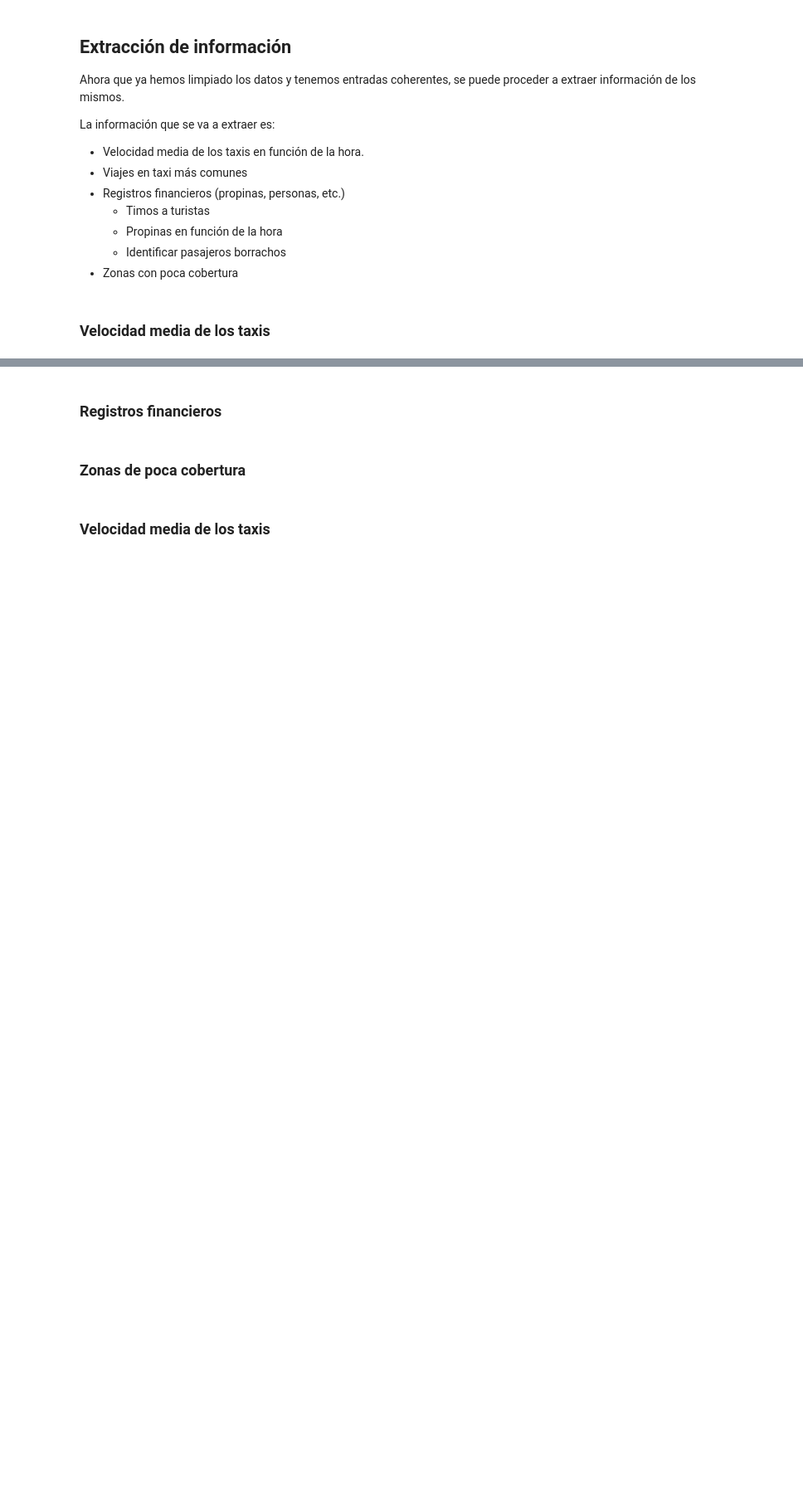
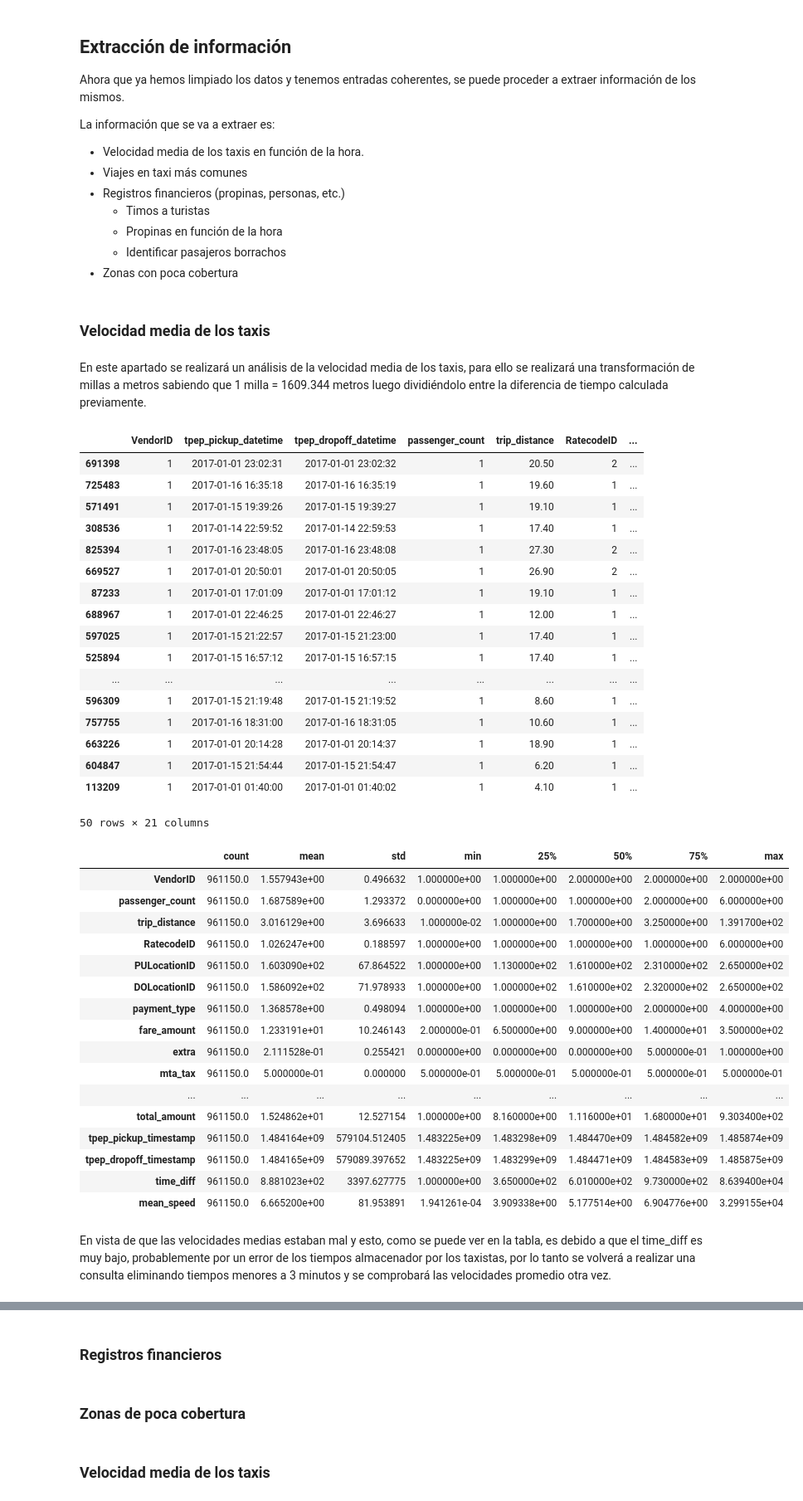
Before and after one commit to Patataman/PySpark, a Jupyter notebook: practicosa.ipynb, the cells around one changed output, grey strips where cells are left out. Shown at 83% size. Cells and saved outputs as stored; diff of their text form; code cells hidden in the pictures; blank space fills up the shorter version.

Commit message:
Velocidad Media Taxi

```diff
--- a/practicosa.ipynb
+++ b/practicosa.ipynb
@@ -192,3 +192,51 @@ La información que se va a extraer es:
 * Zonas con poca cobertura
 # %% [markdown]
 ### Velocidad media de los taxis
+# %% [markdown]
+En este apartado se realizará un análisis de la velocidad media de los taxis, para ello se realizará una transformación de millas a metros sabiendo que 1 milla = 1609.344 metros luego dividiéndolo entre la diferencia de tiempo calculada previamente.
+# %%
+dfMTS = datosLimpios.withColumn(
+    "mean_speed", col("trip_distance")*1609.344/col("time_diff")
+)
+# %%
+dfMTSP = dfMTS.toPandas()
+display(dfMTSP.sort_values(by=["mean_speed"],ascending=False).head(50))
+display(dfMTSP.describe().T)
+# %% [output]
+|  | VendorID | tpep_pickup_datetime | tpep_dropoff_datetime | passenger_count | trip_distance | RatecodeID | ... |
+| 691398 | 1 | 2017-01-01 23:02:31 | 2017-01-01 23:02:32 | 1 | 20.50 | 2 | ... |
+| 725483 | 1 | 2017-01-16 16:35:18 | 2017-01-16 16:35:19 | 1 | 19.60 | 1 | ... |
+| 571491 | 1 | 2017-01-15 19:39:26 | 2017-01-15 19:39:27 | 1 | 19.10 | 1 | ... |
+| 308536 | 1 | 2017-01-14 22:59:52 | 2017-01-14 22:59:53 | 1 | 17.40 | 1 | ... |
+| 825394 | 1 | 2017-01-16 23:48:05 | 2017-01-16 23:48:08 | 1 | 27.30 | 2 | ... |
+| 669527 | 1 | 2017-01-01 20:50:01 | 2017-01-01 20:50:05 | 1 | 26.90 | 2 | ... |
+| 87233 | 1 | 2017-01-01 17:01:09 | 2017-01-01 17:01:12 | 1 | 19.10 | 1 | ... |
+| 688967 | 1 | 2017-01-01 22:46:25 | 2017-01-01 22:46:27 | 1 | 12.00 | 1 | ... |
+| 597025 | 1 | 2017-01-15 21:22:57 | 2017-01-15 21:23:00 | 1 | 17.40 | 1 | ... |
+| 525894 | 1 | 2017-01-15 16:57:12 | 2017-01-15 16:57:15 | 1 | 17.40 | 1 | ... |
+| ... | ... | ... | ... | ... | ... | ... | ... |
+| 596309 | 1 | 2017-01-15 21:19:48 | 2017-01-15 21:19:52 | 1 | 8.60 | 1 | ... |
+| 757755 | 1 | 2017-01-16 18:31:00 | 2017-01-16 18:31:05 | 1 | 10.60 | 1 | ... |
+| 663226 | 1 | 2017-01-01 20:14:28 | 2017-01-01 20:14:37 | 1 | 18.90 | 1 | ... |
+| 604847 | 1 | 2017-01-15 21:54:44 | 2017-01-15 21:54:47 | 1 | 6.20 | 1 | ... |
+| 113209 | 1 | 2017-01-01 01:40:00 | 2017-01-01 01:40:02 | 1 | 4.10 | 1 | ... |
+50 rows × 21 columns
+|  | count | mean | std | min | 25% | 50% | 75% | max |
+| VendorID | 961150.0 | 1.557943e+00 | 0.496632 | 1.000000e+00 | 1.000000e+00 | 2.000000e+00 | 2.000000e+00 | 2.000000e+00 |
+| passenger_count | 961150.0 | 1.687589e+00 | 1.293372 | 0.000000e+00 | 1.000000e+00 | 1.000000e+00 | 2.000000e+00 | 6.000000e+00 |
+| trip_distance | 961150.0 | 3.016129e+00 | 3.696633 | 1.000000e-02 | 1.000000e+00 | 1.700000e+00 | 3.250000e+00 | 1.391700e+02 |
+| RatecodeID | 961150.0 | 1.026247e+00 | 0.188597 | 1.000000e+00 | 1.000000e+00 | 1.000000e+00 | 1.000000e+00 | 6.000000e+00 |
+| PULocationID | 961150.0 | 1.603090e+02 | 67.864522 | 1.000000e+00 | 1.130000e+02 | 1.610000e+02 | 2.310000e+02 | 2.650000e+02 |
+| DOLocationID | 961150.0 | 1.586092e+02 | 71.978933 | 1.000000e+00 | 1.000000e+02 | 1.610000e+02 | 2.320000e+02 | 2.650000e+02 |
+| payment_type | 961150.0 | 1.368578e+00 | 0.498094 | 1.000000e+00 | 1.000000e+00 | 1.000000e+00 | 2.000000e+00 | 4.000000e+00 |
+| fare_amount | 961150.0 | 1.233191e+01 | 10.246143 | 2.000000e-01 | 6.500000e+00 | 9.000000e+00 | 1.400000e+01 | 3.500000e+02 |
+| extra | 961150.0 | 2.111528e-01 | 0.255421 | 0.000000e+00 | 0.000000e+00 | 0.000000e+00 | 5.000000e-01 | 1.000000e+00 |
+| mta_tax | 961150.0 | 5.000000e-01 | 0.000000 | 5.000000e-01 | 5.000000e-01 | 5.000000e-01 | 5.000000e-01 | 5.000000e-01 |
+| ... | ... | ... | ... | ... | ... | ... | ... | ... |
+| total_amount | 961150.0 | 1.524862e+01 | 12.527154 | 1.000000e+00 | 8.160000e+00 | 1.116000e+01 | 1.680000e+01 | 9.303400e+02 |
+| tpep_pickup_timestamp | 961150.0 | 1.484164e+09 | 579104.512405 | 1.483225e+09 | 1.483298e+09 | 1.484470e+09 | 1.484582e+09 | 1.485874e+09 |
+| tpep_dropoff_timestamp | 961150.0 | 1.484165e+09 | 579089.397652 | 1.483225e+09 | 1.483299e+09 | 1.484471e+09 | 1.484583e+09 | 1.485875e+09 |
+| time_diff | 961150.0 | 8.881023e+02 | 3397.627775 | 1.000000e+00 | 3.650000e+02 | 6.010000e+02 | 9.730000e+02 | 8.639400e+04 |
+| mean_speed | 961150.0 | 6.665200e+00 | 81.953891 | 1.941261e-04 | 3.909338e+00 | 5.177514e+00 | 6.904776e+00 | 3.299155e+04 |
+# %% [markdown]
+En vista de que las velocidades medias estaban mal y esto, como se puede ver en la tabla, es debido a que el time_diff es muy bajo, probablemente por un error de los tiempos almacenador por los taxistas, por lo tanto se volverá a realizar una consulta eliminando tiempos menores a 3 minutos y se comprobará las velocidades promedio otra vez.
```
Also changed, not shown: parts of 7 cells of this notebook.
